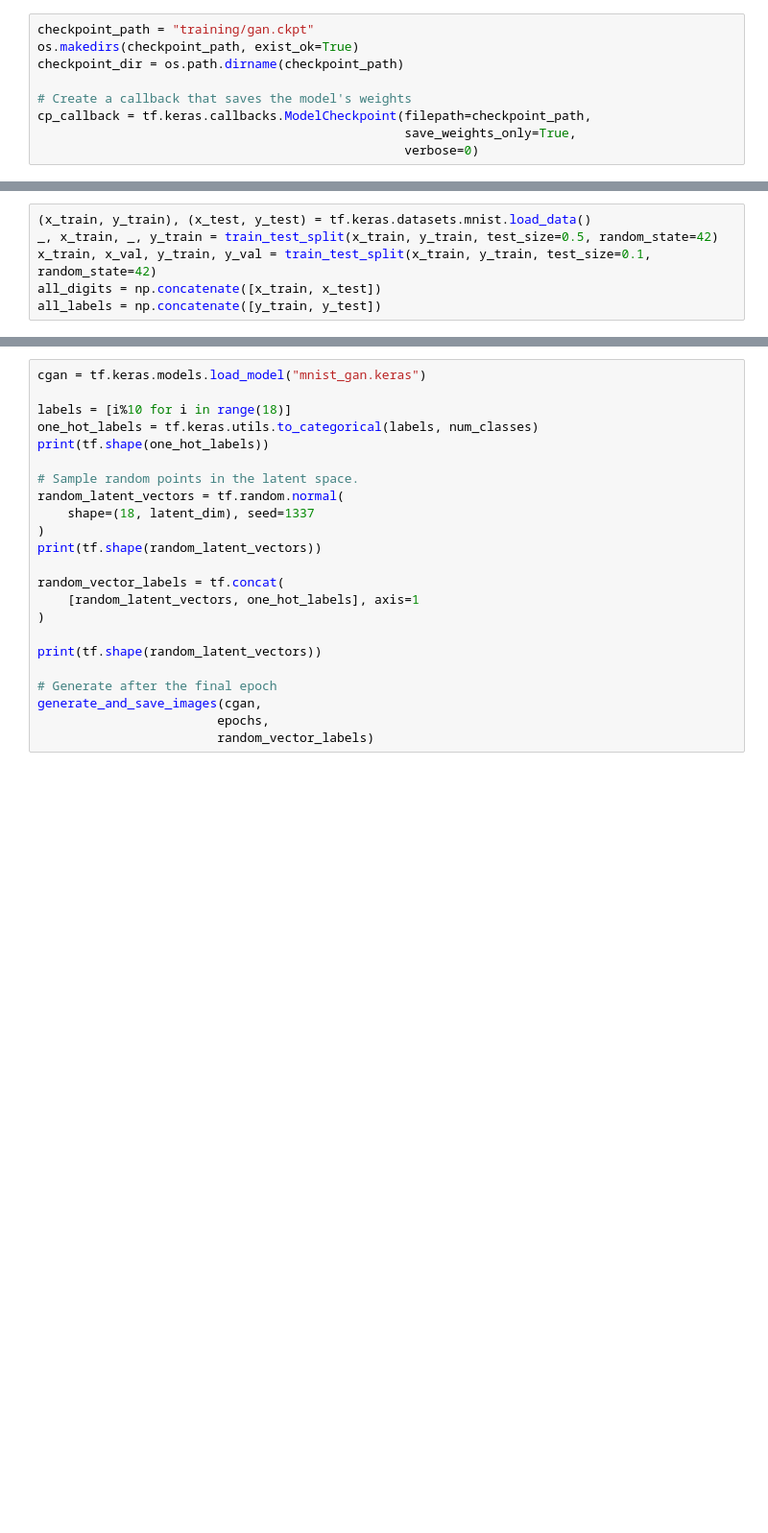
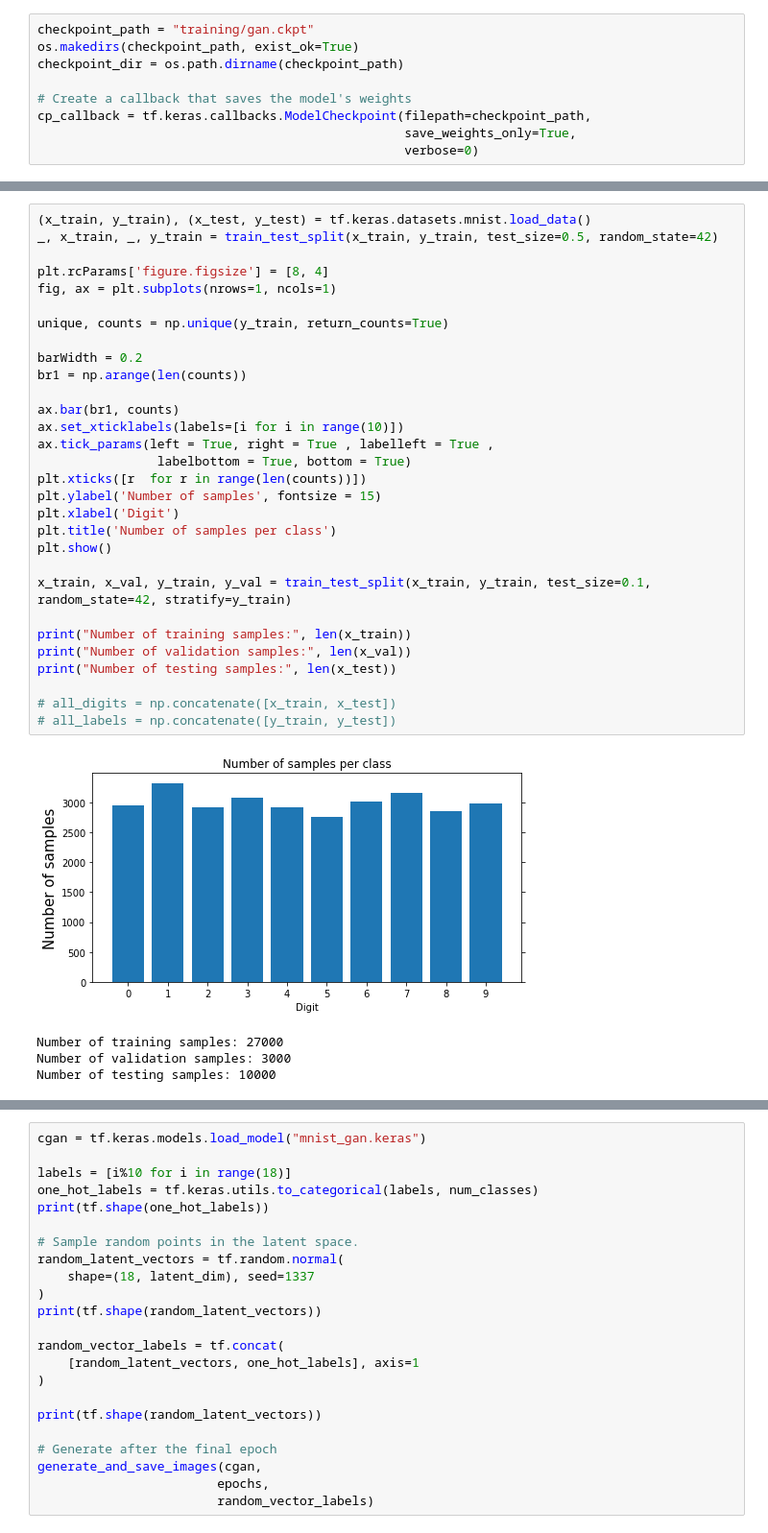
Before and after one commit to Lisa-dk/self-supervised-mnist, a Jupyter notebook: mnist_gan.ipynb, the cells around one changed output, grey strips where cells are left out. Shown: that part at 96% size. Saved outputs shown, nothing was run; the diff lists cells and outputs as text; blank space fills up the shorter version.

Commit message:
Added plots and augmentation changes

```diff
--- a/mnist_gan.ipynb
+++ b/mnist_gan.ipynb
@@ -105,6 +127,35 @@ def augment(image):
 # %%
 (x_train, y_train), (x_test, y_test) = tf.keras.datasets.mnist.load_data()
 _, x_train, _, y_train = train_test_split(x_train, y_train, test_size=0.5, random_state=42)
-x_train, x_val, y_train, y_val = train_test_split(x_train, y_train, test_size=0.1, random_state=42)
-all_digits = np.concatenate([x_train, x_test])
-all_labels = np.concatenate([y_train, y_test])
+
+plt.rcParams['figure.figsize'] = [8, 4]
+fig, ax = plt.subplots(nrows=1, ncols=1)
+
+unique, counts = np.unique(y_train, return_counts=True)
+
+barWidth = 0.2
+br1 = np.arange(len(counts))
+
+ax.bar(br1, counts)
+ax.set_xticklabels(labels=[i for i in range(10)])
+ax.tick_params(left = True, right = True , labelleft = True ,
+                labelbottom = True, bottom = True)
+plt.xticks([r  for r in range(len(counts))])
+plt.ylabel('Number of samples', fontsize = 15)
+plt.xlabel('Digit')
+plt.title('Number of samples per class')
+plt.show()
+
+x_train, x_val, y_train, y_val = train_test_split(x_train, y_train, test_size=0.1, random_state=42, stratify=y_train)
+
+print("Number of training samples:", len(x_train))
+print("Number of validation samples:", len(x_val))
+print("Number of testing samples:", len(x_test))
+
+# all_digits = np.concatenate([x_train, x_test])
+# all_labels = np.concatenate([y_train, y_test])
+# %% [output]
+[figure, added]
+Number of training samples: 27000
+Number of validation samples: 3000
+Number of testing samples: 10000
```
Also changed, not shown: parts of 23 cells of this notebook, 7 other files.
